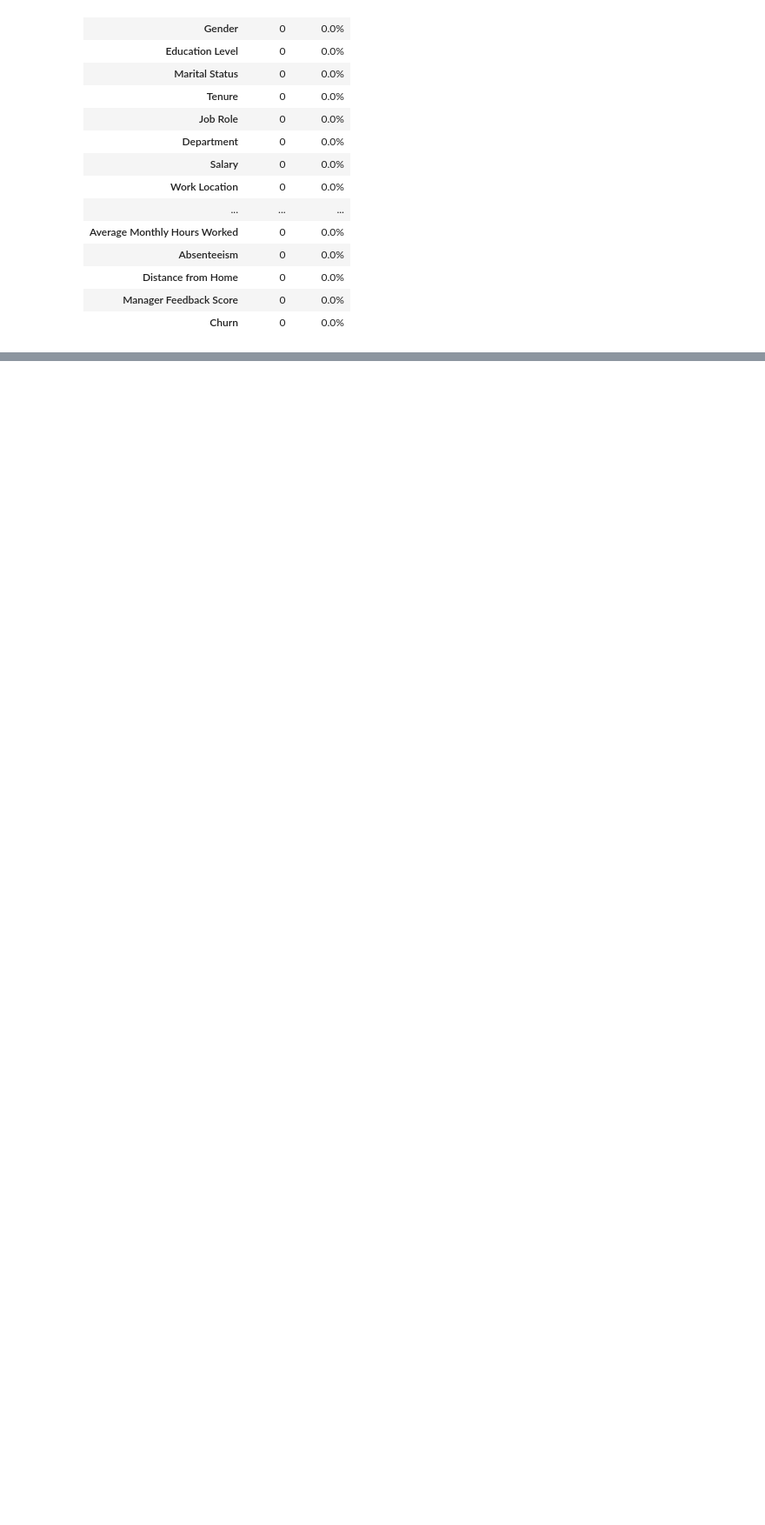
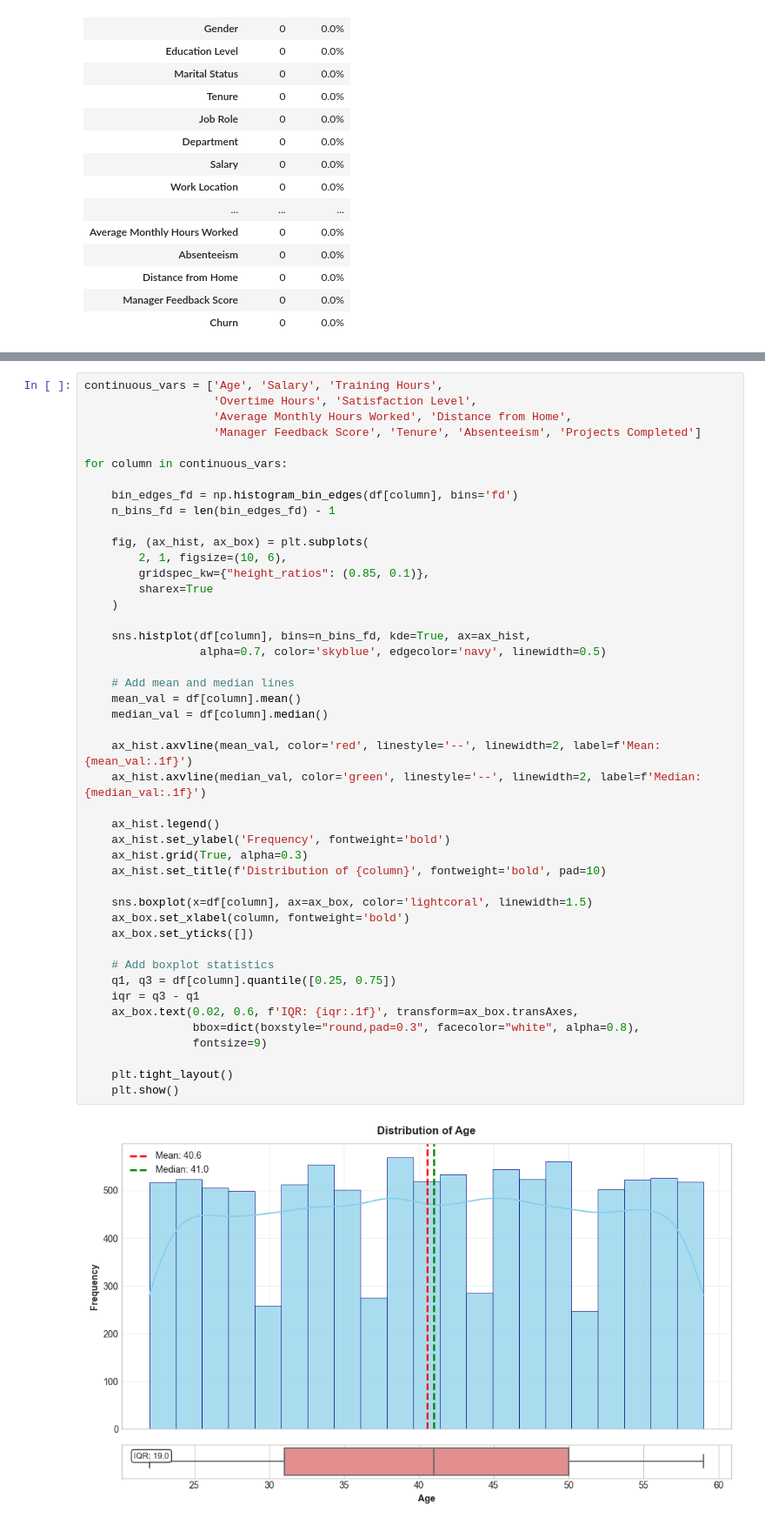
Before and after one commit to dalex2888/AML-3303, a Jupyter notebook: Employee Churn Case Study/Case_study.ipynb, the cells around one changed output, grey strips where cells are left out. Shown at 87% size. Saved outputs shown, nothing was run; the diff lists cells and outputs as text; blank space fills up the shorter version.

```diff
--- a/Employee Churn Case Study/Case_study.ipynb
+++ b/Employee Churn Case Study/Case_study.ipynb
@@ -101,0 +122,47 @@ The outcome variable which is Churn, in the figure above, shows a moderate class
+# %%
+continuous_vars = ['Age', 'Salary', 'Training Hours',
+                   'Overtime Hours', 'Satisfaction Level',
+                   'Average Monthly Hours Worked', 'Distance from Home',
+                   'Manager Feedback Score', 'Tenure', 'Absenteeism', 'Projects Completed']
+
+for column in continuous_vars:
+
+    bin_edges_fd = np.histogram_bin_edges(df[column], bins='fd')
+    n_bins_fd = len(bin_edges_fd) - 1
+
+    fig, (ax_hist, ax_box) = plt.subplots(
+        2, 1, figsize=(10, 6),
+        gridspec_kw={"height_ratios": (0.85, 0.1)},
+        sharex=True
+    )
+
+    sns.histplot(df[column], bins=n_bins_fd, kde=True, ax=ax_hist,
+                 alpha=0.7, color='skyblue', edgecolor='navy', linewidth=0.5)
+
+    # Add mean and median lines
+    mean_val = df[column].mean()
+    median_val = df[column].median()
+
+    ax_hist.axvline(mean_val, color='red', linestyle='--', linewidth=2, label=f'Mean: {mean_val:.1f}')
+    ax_hist.axvline(median_val, color='green', linestyle='--', linewidth=2, label=f'Median: {median_val:.1f}')
+
+    ax_hist.legend()
+    ax_hist.set_ylabel('Frequency', fontweight='bold')
+    ax_hist.grid(True, alpha=0.3)
+    ax_hist.set_title(f'Distribution of {column}', fontweight='bold', pad=10)
+
+    sns.boxplot(x=df[column], ax=ax_box, color='lightcoral', linewidth=1.5)
+    ax_box.set_xlabel(column, fontweight='bold')
+    ax_box.set_yticks([])
+
+    # Add boxplot statistics
+    q1, q3 = df[column].quantile([0.25, 0.75])
+    iqr = q3 - q1
+    ax_box.text(0.02, 0.6, f'IQR: {iqr:.1f}', transform=ax_box.transAxes,
+                bbox=dict(boxstyle="round,pad=0.3", facecolor="white", alpha=0.8),
+                fontsize=9)
+
+    plt.tight_layout()
+    plt.show()
+# %% [output]
+[figure, added]
```
Also changed, not shown: parts of 20 cells of this notebook, 1 other file.
